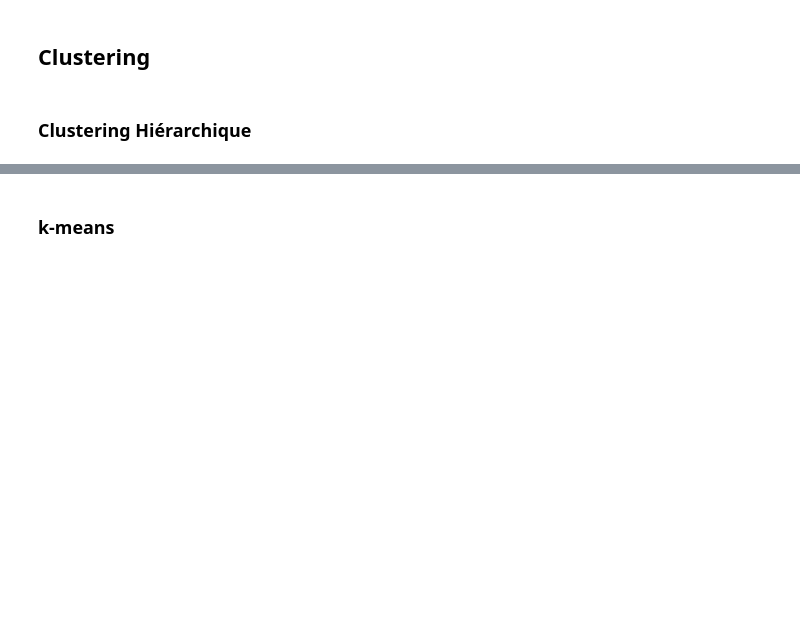
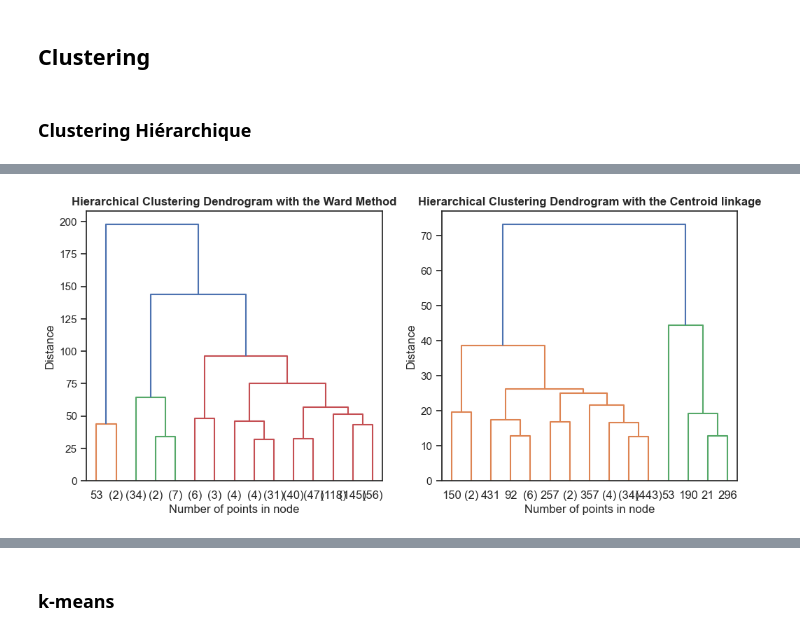
Before and after one commit to Pierre-Eloi/OC_DS_Project5, a Jupyter notebook: Project5_Data_Clustering.ipynb, the cells around one changed output, grey strips where cells are left out. Cells and saved outputs as stored; diff of their text form; code cells hidden in the pictures; blank space fills up the shorter version.

```diff
--- a/Project5_Data_Clustering.ipynb
+++ b/Project5_Data_Clustering.ipynb
@@ -40,11 +40,11 @@ import seaborn as sns
 plt.rcParams.update(plt.rcParamsDefault)
 plt.rcParams.update({'axes.titleweight': 'bold'})
 sns.set(style='ticks')
-current_palette = sns.color_palette('RdBu')
-sns.set_palette(current_palette)
 # %%
-# Import data
-data = (pd.read_csv("data/data.csv")
-          .set_index("customer_unique_id"))
+dates_col = ["order_purchase_timestamp",
+             "review_creation_date",
+             "review_answer_timestamp"]
+data = pd.read_csv("data/data.csv",
+                   parse_dates=dates_col)
 # %% [markdown]
 <h1>Table of Contents<span class="tocSkip"></span></h1>
@@ -69,10 +58,5 @@ dtype: object
 # %%
 from functions.wrangling import wrangling_pipeline
-from functions.visualization import corr_plot
 
-# Clean the data by using the pipeline
-# detailed in the wrangling notebook
-df_clean = wrangling_pipeline(data, m_mean=True)
-
-# Display the correlation array
-corr_plot(df_clean, size_scale=500)
+# Clean the data by using the pipeline detailed in the wrangling notebook
+df_clean = wrangling_pipeline(data, m_mean=True, score=True)
@@ -84,0 +100,36 @@ TypeError: '>=' not supported between instances of 'str' and 'float'
+# %%
+from scipy.cluster.hierarchy import linkage, dendrogram
+from sklearn.cluster import KMeans
+
+# Reduce the number of samples with a k-means
+X = df_clean.values
+kmeans= KMeans(n_clusters=500, random_state=42)
+kmeans.fit(X)
+X_reduced = kmeans.cluster_centers_
+# Create the linkage matrix
+ward_linkage = linkage(X_reduced, method='ward',
+                       metric='euclidean')
+centroid_linkage = linkage(X_reduced, method='centroid',
+                           metric='euclidean')
+# Create the figure
+plt.figure(figsize=(12, 5))
+# Create the dendrogram with the ward method
+ax1 = plt.subplot(121)
+dendrogram(ward_linkage, truncate_mode='lastp', p=15)
+ax1.set_xlabel("Number of points in node")
+ax1.set_ylabel("Distance")
+ax1.set_title("Hierarchical Clustering Dendrogram with the Ward Method")
+# Create the dendrogram with the centroid linkage
+ax2=plt.subplot(122)
+dendrogram(centroid_linkage, truncate_mode='lastp', p=15)
+ax2.set_xlabel("Number of points in node")
+ax2.set_ylabel("Distance")
+ax2.set_title("Hierarchical Clustering Dendrogram with the Centroid linkage")
+# Save the plot
+folder_path=os.path.join("charts")
+if not os.path.isdir(folder_path):
+    os.makedirs(folder_path)
+plt.savefig("charts/corr_matrix.png")
+plt.show()
+# %% [output]
+[figure, added]
```
Also changed, not shown: parts of 9 cells of this notebook.
